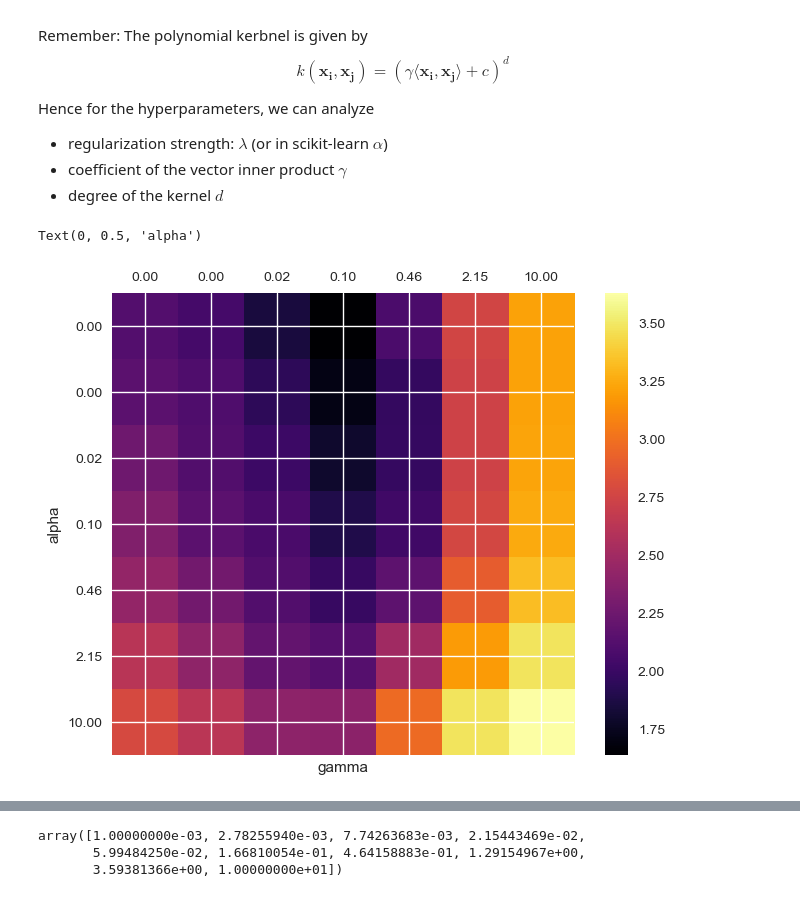
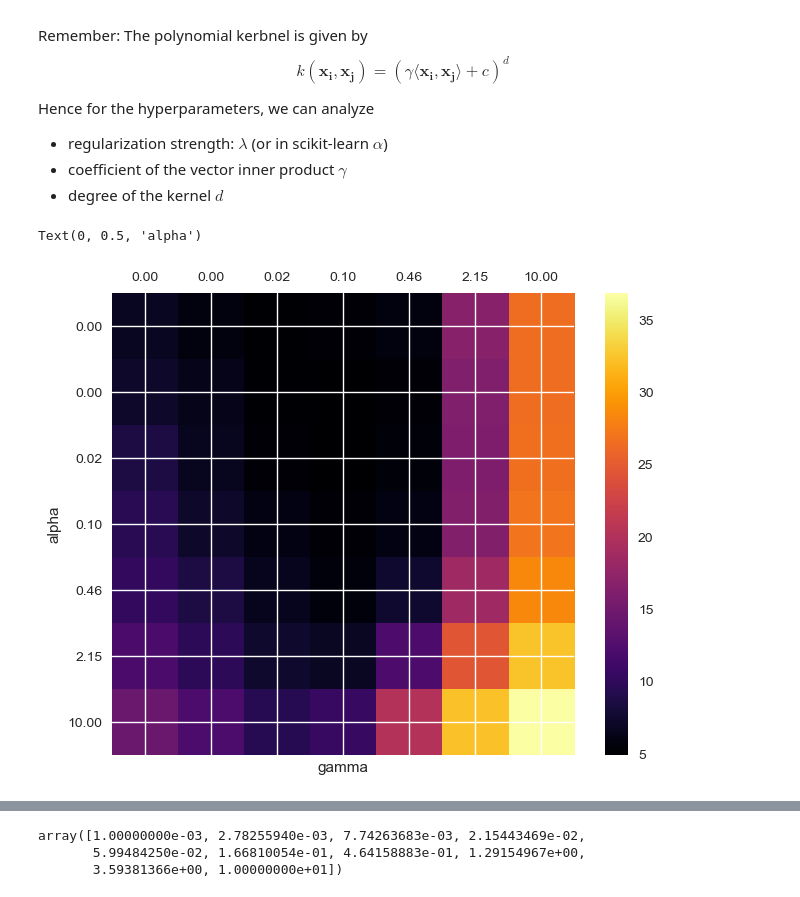
Before and after one commit to sandervanlaere1/ML, a Jupyter notebook: 07_kernels/PCLab7_SOLVED.ipynb, the cells around one changed output, grey strips where cells are left out. Drawn from its saved outputs; the diff is of its cells as text; code cells hidden in the pictures.

```diff
--- a/07_kernels/PCLab7_SOLVED.ipynb
+++ b/07_kernels/PCLab7_SOLVED.ipynb
@@ -432,27 +412,27 @@ Hence for the hyperparameters, we can analyze
 # %%
 # heatmap of performance in dependence of alpha and gamma
 alphas = np.logspace(-3, 1, 7)
 gammas = np.logspace(-3, 1, 7)
 results = np.zeros((len(alphas), len(gammas)))
 for i, alpha in enumerate(alphas):
     for j, gamma in enumerate(gammas):
         krr = KernelRidge(alpha=alpha, kernel="rbf", gamma=gamma)
         krr.fit(X_train_scaled, y_train)
         preds = krr.predict(X_test_scaled)
         mse = mean_squared_error(y_test, preds)
         results[i, j] = np.sqrt(mse)
 
 fig, ax = plt.subplots(figsize=(8,6))
 # heatmap with inferno color schme
-cax = ax.matshow(np.log(results), cmap='inferno')
+cax = ax.matshow(results, cmap='inferno')
 # log scale for the color bar
 fig.colorbar(cax)
 ax.set_xticklabels(['']+['{:.2f}'.format(g) for g in gammas])
 ax.set_yticklabels(['']+['{:.2f}'.format(a) for a in alphas])
 ax.set_xlabel('gamma')
 ax.set_ylabel('alpha')
 # %% [output]
 Text(0, 0.5, 'alpha')
-[figure, old version]
+[figure, new version]
 # %%
 # heatmap with rbf kernel, alpha and bandwidth gamma
```
Also changed, not shown: parts of 8 cells of this notebook.
